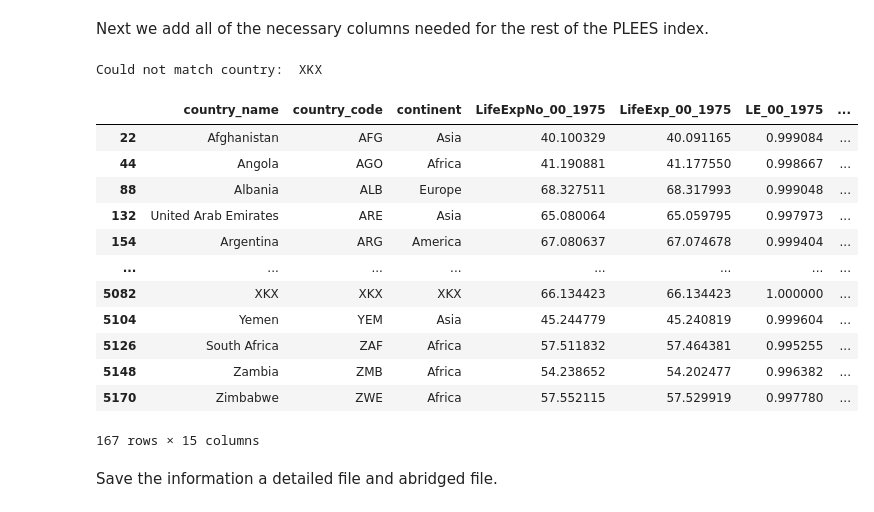
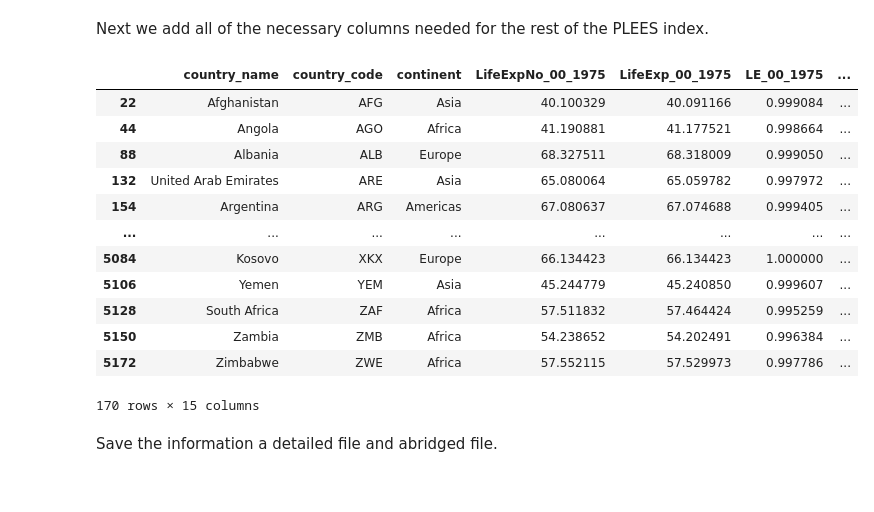
Before and after one commit to PLEES-Index/PLEES-Index-code, a Jupyter notebook: 02_LE/notebooks/CalculateLifeExpectancy.ipynb, the cells around one changed output. Drawn from its saved outputs; the diff is of its cells as text; code cells hidden in the pictures.

```diff
--- a/02_LE/notebooks/CalculateLifeExpectancy.ipynb
+++ b/02_LE/notebooks/CalculateLifeExpectancy.ipynb
@@ -237,12 +237,12 @@ ehd_85_2080 = pd.read_csv(
 
 # Make a data frame of the same size as the other data frames
 ehd = baseline.reset_index().drop(columns = ["scaled"])
-ehd["val"] = 0
+ehd["val"] = 0.0
 ehd = ehd.rename(columns={'val': '1975'})
-ehd["2010"]= 0
-ehd["45_2080"]= 0
-ehd["85_2080"]= 0
-ehd["cold_scale"]= 0
+ehd["2010"]= 0.0
+ehd["45_2080"]= 0.0
+ehd["85_2080"]= 0.0
+ehd["cold_scale"]= 0.0
 
 
 # Rename the countries to the ISO codes to match the UN files
@@ -428,8 +428,8 @@ def le(ehf, data):
     pyl = (data["ax"] * l["val"] + (data["AgeGrpSpan"] - data["ax"])*l["valminone"]).to_frame(name="val")
 
     # Total person years lived
-    T = (pyl.iloc[::-1].groupby(["ISO3_code"], as_index=False)["val"].cumsum()).iloc[::-1]
-
+    T = (pyl.iloc[::-1].groupby(["ISO3_code"], as_index=False)["val"].cumsum()).iloc[::-1].to_frame(name="val")
+    print(T)
     # Life expectancy
     e = (T["val"] / l["val"]).to_frame(name="val")
     return e
@@ -481,42 +499,41 @@ Next we add all of the necessary columns needed for the rest of the PLEES index.
 # %%
 # Add column for the country names
 exp_table["country_name"] = exp_table["ISO3_code"]
 exp_table["continent"]    = exp_table["ISO3_code"]
 
 # Read the unified country names and codes file
-codes_data = pd.read_csv("0_CountryName_Code_Continent.csv",
+codes_data = pd.read_csv("../../00_SharedInput/countrycodes.csv",
                          usecols=["country_name","country_code","continent"])
 
 for loc in exp_table["ISO3_code"].unique():
     if loc in codes_data["country_code"].values:
         exp_table.loc[exp_table["ISO3_code"] == loc, "continent"] = codes_data.loc[codes_data["country_code"] == loc, "continent"].values[0]
         exp_table.loc[exp_table["ISO3_code"] == loc, "country_name"] = codes_data.loc[codes_data["country_code"] == loc, "country_name"].values[0]
     else:
         print("Could not match country: ",loc)
 
 exp_table = exp_table.rename(columns={"ISO3_code":"country_code"})
 exp_table = exp_table.dropna()
 exp_table = exp_table[["country_name","country_code","continent",
           "LifeExpNo_00_1975","LifeExp_00_1975","LE_00_1975",
           "LifeExpNo_00_2010","LifeExp_00_2010","LE_00_2010",
           "LifeExpNo_45_2080","LifeExp_45_2080","LE_45_2080",
           "LifeExpNo_85_2080","LifeExp_85_2080","LE_85_2080"]]
 exp_table
 # %% [output]
+|  | country_name | country_code | continent | LifeExpNo_00_1975 | LifeExp_00_1975 | LE_00_1975 | ... |
+| 22 | Afghanistan | AFG | Asia | 40.100329 | 40.091166 | 0.999084 | ... |
+| 44 | Angola | AGO | Africa | 41.190881 | 41.177521 | 0.998664 | ... |
+| 88 | Albania | ALB | Europe | 68.327511 | 68.318009 | 0.999050 | ... |
+| 132 | United Arab Emirates | ARE | Asia | 65.080064 | 65.059782 | 0.997972 | ... |
+| 154 | Argentina | ARG | Americas | 67.080637 | 67.074688 | 0.999405 | ... |
+| ... | ... | ... | ... | ... | ... | ... | ... |
+| 5084 | Kosovo | XKX | Europe | 66.134423 | 66.134423 | 1.000000 | ... |
+| 5106 | Yemen | YEM | Asia | 45.244779 | 45.240850 | 0.999607 | ... |
+| 5128 | South Africa | ZAF | Africa | 57.511832 | 57.464424 | 0.995259 | ... |
+| 5150 | Zambia | ZMB | Africa | 54.238652 | 54.202491 | 0.996384 | ... |
+| 5172 | Zimbabwe | ZWE | Africa | 57.552115 | 57.529973 | 0.997786 | ... |
-Could not match country:  XKX
+170 rows × 15 columns
-|  | country_name | country_code | continent | LifeExpNo_00_1975 | LifeExp_00_1975 | LE_00_1975 | ... |
-| 22 | Afghanistan | AFG | Asia | 40.100329 | 40.091165 | 0.999084 | ... |
-| 44 | Angola | AGO | Africa | 41.190881 | 41.177550 | 0.998667 | ... |
-| 88 | Albania | ALB | Europe | 68.327511 | 68.317993 | 0.999048 | ... |
-| 132 | United Arab Emirates | ARE | Asia | 65.080064 | 65.059795 | 0.997973 | ... |
-| 154 | Argentina | ARG | America | 67.080637 | 67.074678 | 0.999404 | ... |
-| ... | ... | ... | ... | ... | ... | ... | ... |
-| 5082 | XKX | XKX | XKX | 66.134423 | 66.134423 | 1.000000 | ... |
-| 5104 | Yemen | YEM | Asia | 45.244779 | 45.240819 | 0.999604 | ... |
-| 5126 | South Africa | ZAF | Africa | 57.511832 | 57.464381 | 0.995255 | ... |
-| 5148 | Zambia | ZMB | Africa | 54.238652 | 54.202477 | 0.996382 | ... |
-| 5170 | Zimbabwe | ZWE | Africa | 57.552115 | 57.529919 | 0.997780 | ... |
-167 rows × 15 columns
 # %% [markdown]
 Save the information a detailed file and abridged file.
 # %%
```
Also changed, not shown: parts of 9 cells of this notebook, 12 other files.
